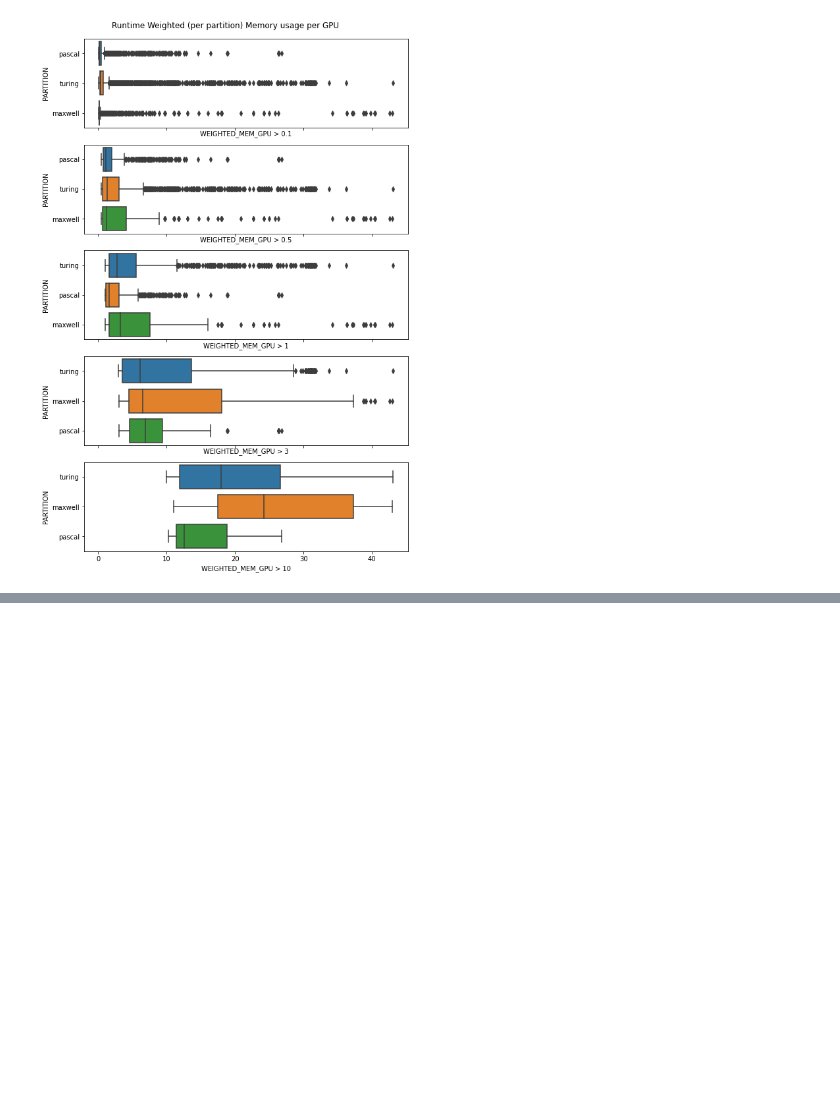
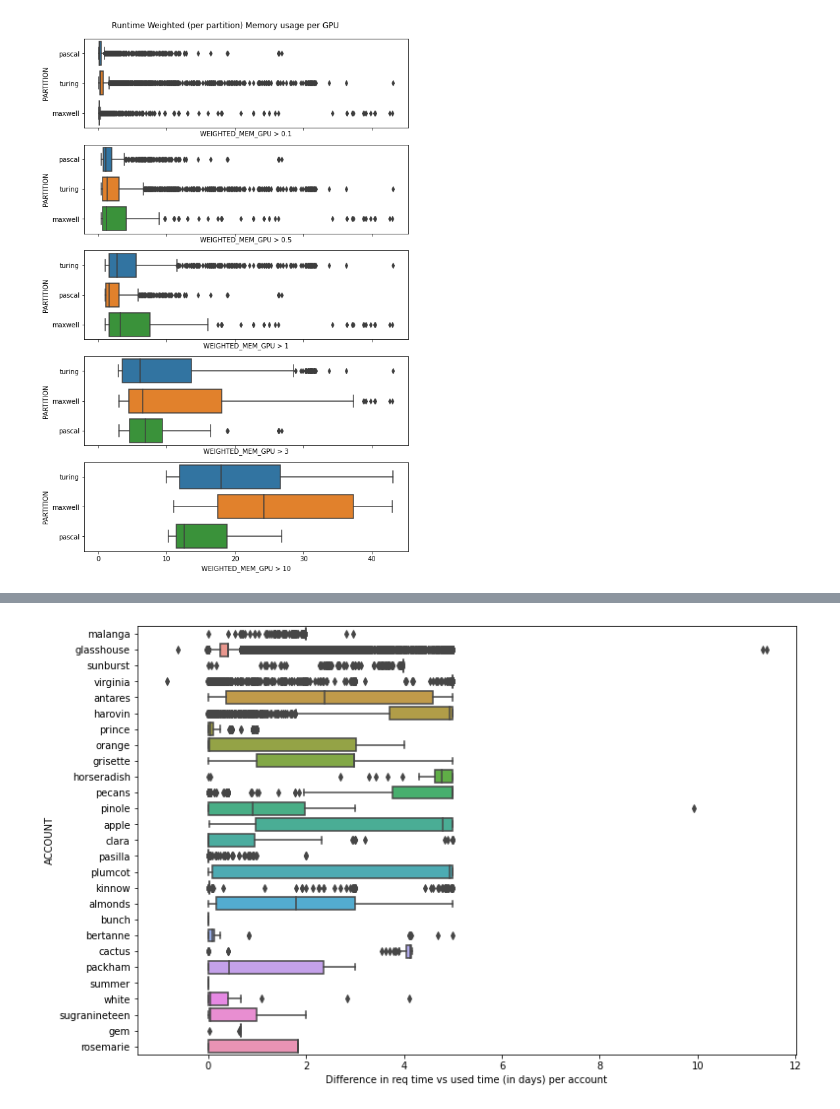
Before and after one commit to tomoumer/accre_project-pizza, a Jupyter notebook: notebooks/TU_accre_project.ipynb, the cells around one changed output, grey strips where cells are left out. Drawn from its saved outputs; the diff is of its cells as text; code cells hidden in the pictures; blank space fills up the shorter version.

```diff
--- a/notebooks/TU_accre_project.ipynb
+++ b/notebooks/TU_accre_project.ipynb
@@ -217,0 +265,12 @@ fig.subplots_adjust(top=0.95)
+# %%
+fig, ax = plt.subplots(figsize = (12,8))
+
+sns.boxplot(
+            data=accre_df[accre_df['JOBID'] != '45364680'], #that job failed and ran for 50 days!
+            x=accre_df['DELTASEC']/ 86400,
+            y='ACCOUNT',
+            ax=ax
+)
+plt.xlabel('Difference in req time vs used time (in days) per account');
+# %% [output]
+[figure, added]
```
Also changed, not shown: parts of 31 cells of this notebook.
